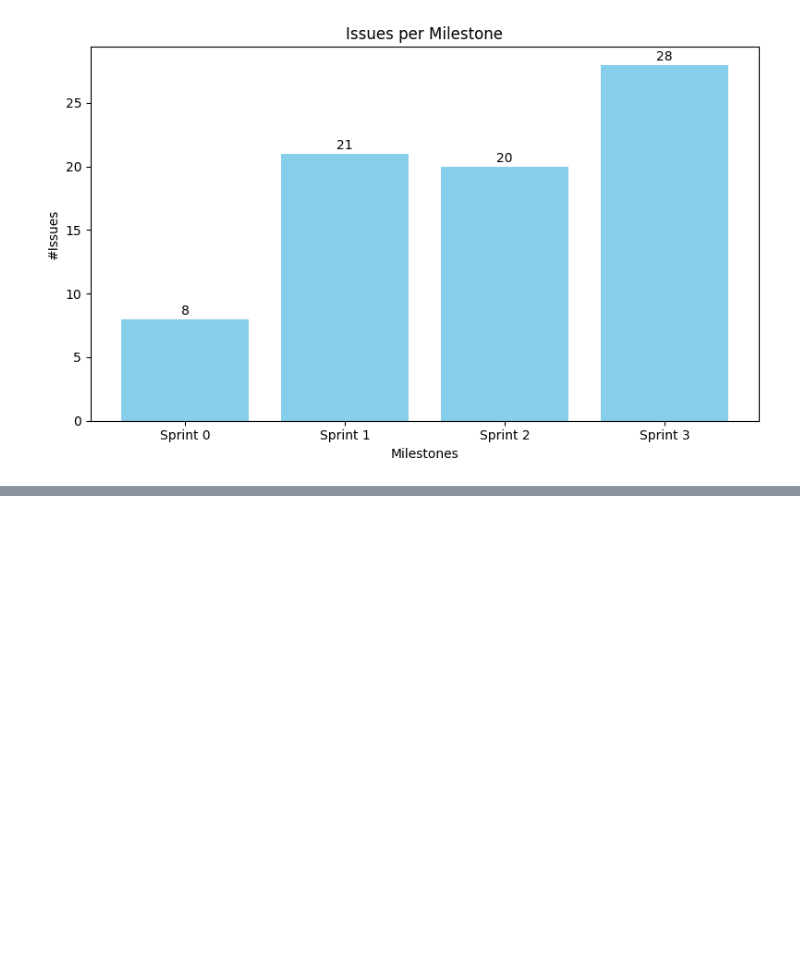
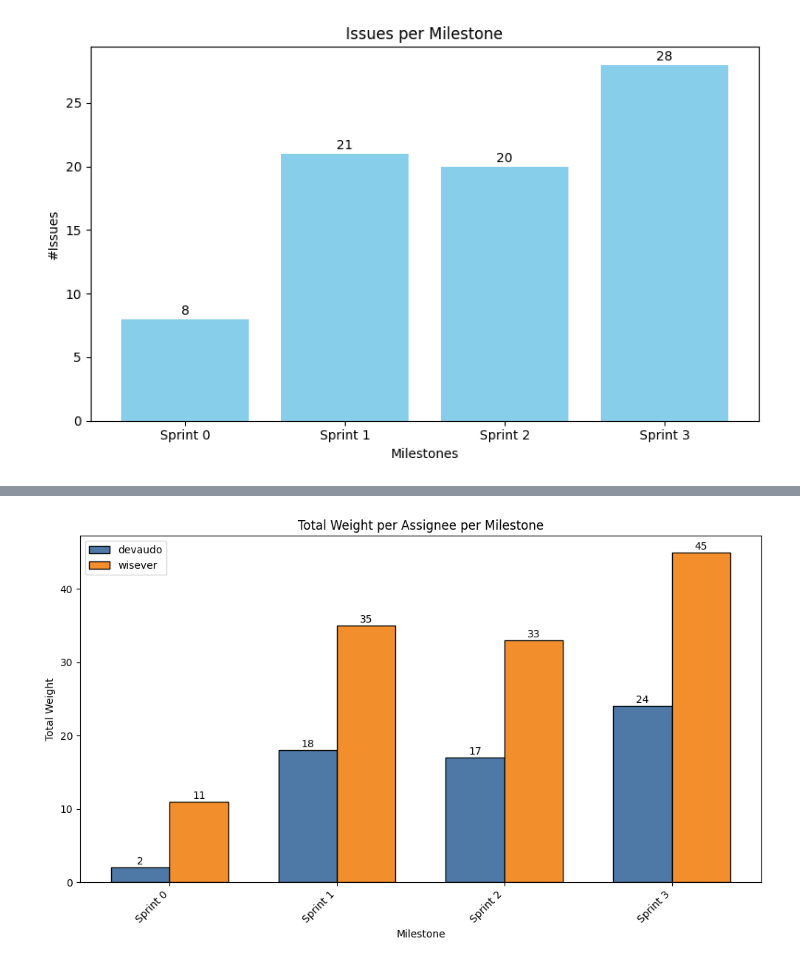
Before and after one commit to VW03/SAP-Internship-Flexso, a Jupyter notebook: gitlabGraphs/graphs.ipynb, the cells around one changed output, grey strips where cells are left out. Cells and saved outputs as stored; diff of their text form; code cells hidden in the pictures; blank space fills up the shorter version.

```diff
--- a/gitlabGraphs/graphs.ipynb
+++ b/gitlabGraphs/graphs.ipynb
@@ -49,0 +126,32 @@ plt.show()
+# %%
+weight_counts = df.groupby(['Milestone', 'Assignee Username'])['Weight'].sum().unstack(fill_value=0)
+
+assignees = weight_counts.columns
+plt.figure(figsize=(10, 6))
+bar_width = 0.35
+milestones = weight_counts.index
+x = np.arange(len(milestones))
+
+if 'devaudo' in weight_counts.columns:
+    bars1 = plt.bar(x - bar_width/2, weight_counts['devaudo'], bar_width, label='devaudo', color='#4e79a7', edgecolor='black')
+    for bar in bars1:
+        height = bar.get_height()
+        if height > 0:
+            plt.text(bar.get_x() + bar.get_width()/2, height + 0.1, f'{int(height)}', ha='center', va='bottom', fontsize=10)
+if 'wisever' in weight_counts.columns:
+    bars2 = plt.bar(x + bar_width/2, weight_counts['wisever'], bar_width, label='wisever', color='#f28e2c', edgecolor='black')
+    for bar in bars2:
+        height = bar.get_height()
+        if height > 0:
+            plt.text(bar.get_x() + bar.get_width()/2, height + 0.1, f'{int(height)}', ha='center', va='bottom', fontsize=10)
+
+plt.xlabel('Milestone')
+plt.ylabel('Total Weight')
+plt.title('Total Weight per Assignee per Milestone')
+plt.xticks(x, milestones, rotation=45, ha='right')
+plt.legend()
+plt.tight_layout()
+
+plt.show()
+# %% [output]
+[figure, added]
```
Also changed, not shown: parts of 5 cells of this notebook.
